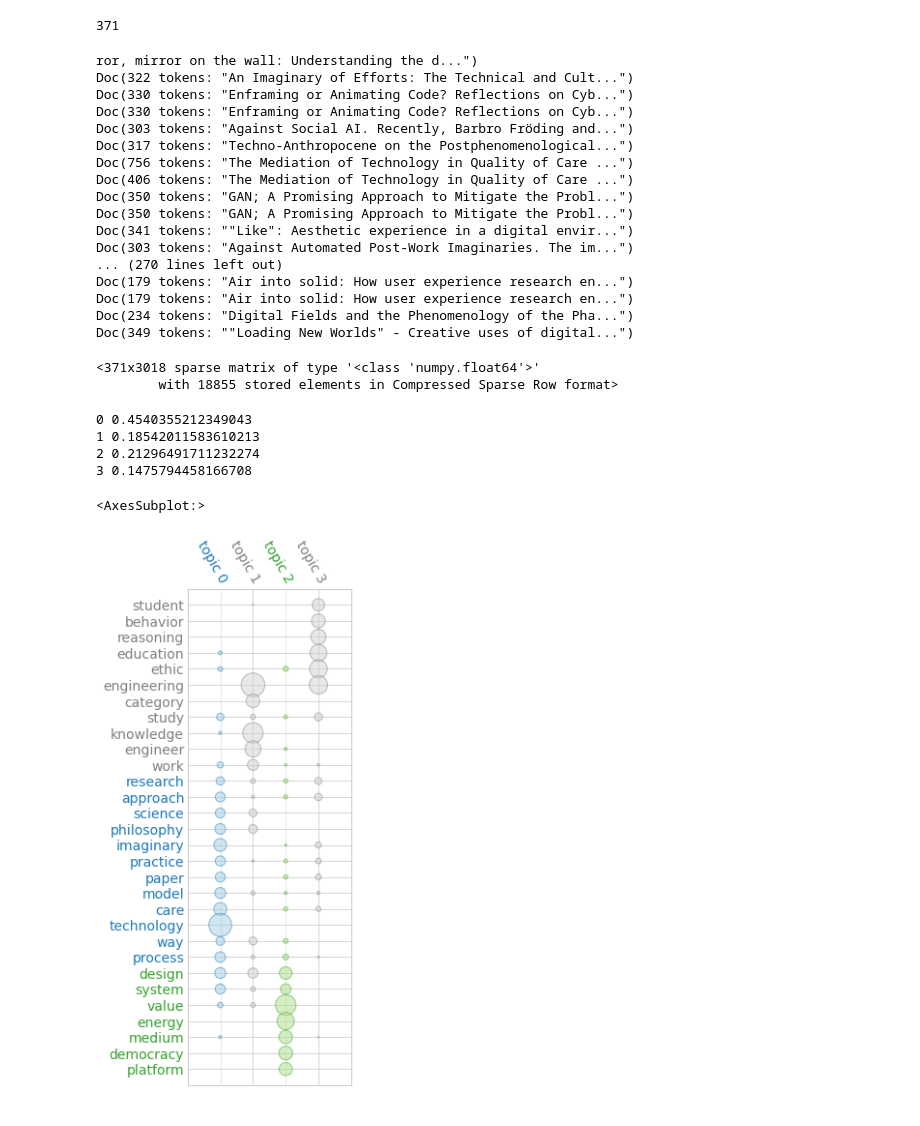
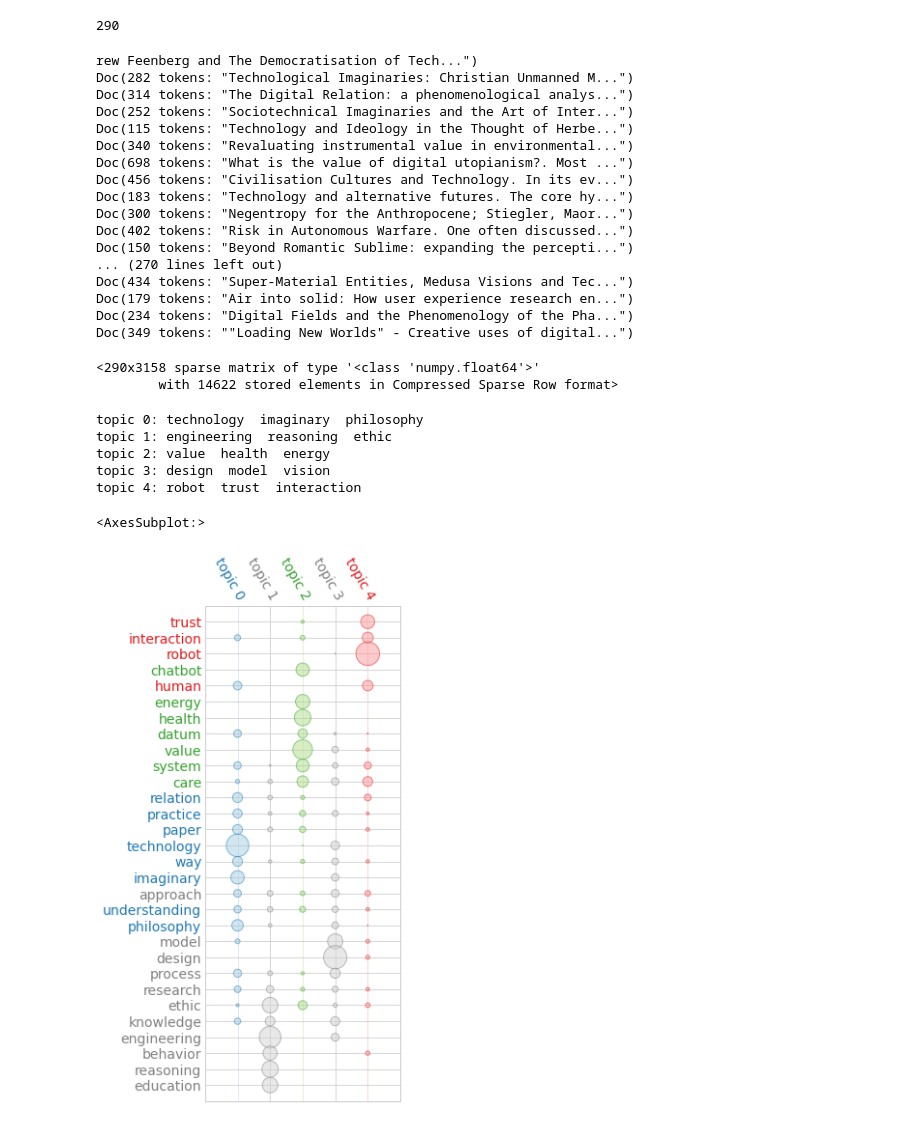
Before and after one commit to rodighiero/SPT2021, a Jupyter notebook: data/analysis.ipynb, the cells around one changed output. Cells and saved outputs as stored; diff of their text form; code cells hidden in the pictures.

```diff
--- a/data/analysis.ipynb
+++ b/data/analysis.ipynb
@@ -35,13 +35,13 @@ for index, row in xlsx.iterrows():
 
     _a = row['First name'] + ' ' + row['Last name']
 
-    if pd.notnull(row['Co1-Last']): _a += '; ' + row['Co1-First'] + ' ' + row['Co1-Last']
-    if pd.notnull(row['Co2-Last']): _a += '; ' + row['Co2-First'] + ' ' + row['Co2-Last']
-    if pd.notnull(row['Co3-Last']): _a += '; ' + row['Co3-First'] + ' ' + row['Co3-Last']
-    if pd.notnull(row['Co4-Last']): _a += '; ' + row['Co4-First'] + ' ' + row['Co4-Last']
-    if pd.notnull(row['Co5-Last']): _a += '; ' + row['Co5-First'] + ' ' + row['Co5-Last']
-    if pd.notnull(row['Co6-Last']): _a += '; ' + row['Co6-First'] + ' ' + row['Co6-Last']
-    if pd.notnull(row['Co7-Last']): _a += '; ' + row['Co7-First'] + ' ' + row['Co7-Last']
+    # if pd.notnull(row['Co1-Last']): _a += '; ' + row['Co1-First'] + ' ' + row['Co1-Last']
+    # if pd.notnull(row['Co2-Last']): _a += '; ' + row['Co2-First'] + ' ' + row['Co2-Last']
+    # if pd.notnull(row['Co3-Last']): _a += '; ' + row['Co3-First'] + ' ' + row['Co3-Last']
+    # if pd.notnull(row['Co4-Last']): _a += '; ' + row['Co4-First'] + ' ' + row['Co4-Last']
+    # if pd.notnull(row['Co5-Last']): _a += '; ' + row['Co5-First'] + ' ' + row['Co5-Last']
+    # if pd.notnull(row['Co6-Last']): _a += '; ' + row['Co6-First'] + ' ' + row['Co6-Last']
+    # if pd.notnull(row['Co7-Last']): _a += '; ' + row['Co7-First'] + ' ' + row['Co7-Last']
 
 
     # Keywords
@@ -97,12 +97,12 @@ for index, row in xlsx.iterrows():
 len(texts)
 # texts
 # %% [output]
-371
+290
 # %%
 # Parsing
 
-# en = textacy.load_spacy_lang("en_core_web_sm", disable=("parser",))
-en = textacy.load_spacy_lang("en_core_web_trf", disable=("parser",))
+en = textacy.load_spacy_lang("en_core_web_sm", disable=("parser",))
+# en = textacy.load_spacy_lang("en_core_web_trf", disable=("parser",))
 
 docs = []
 
@@ -112,20 +112,20 @@ for text in texts:
     docs.append(doc)
     print(doc._.preview)
 # %% [output]
-ror, mirror on the wall: Understanding the d...")
-Doc(322 tokens: "An Imaginary of Efforts: The Technical and Cult...")
-Doc(330 tokens: "Enframing or Animating Code? Reflections on Cyb...")
-Doc(330 tokens: "Enframing or Animating Code? Reflections on Cyb...")
-Doc(303 tokens: "Against Social AI. Recently, Barbro Fröding and...")
-Doc(317 tokens: "Techno-Anthropocene on the Postphenomenological...")
-Doc(756 tokens: "The Mediation of Technology in Quality of Care ...")
-Doc(406 tokens: "The Mediation of Technology in Quality of Care ...")
-Doc(350 tokens: "GAN; A Promising Approach to Mitigate the Probl...")
-Doc(350 tokens: "GAN; A Promising Approach to Mitigate the Probl...")
-Doc(341 tokens: ""Like": Aesthetic experience in a digital envir...")
-Doc(303 tokens: "Against Automated Post-Work Imaginaries. The im...")
+rew Feenberg and The Democratisation of Tech...")
+Doc(282 tokens: "Technological Imaginaries: Christian Unmanned M...")
+Doc(314 tokens: "The Digital Relation: a phenomenological analys...")
+Doc(252 tokens: "Sociotechnical Imaginaries and the Art of Inter...")
+Doc(115 tokens: "Technology and Ideology in the Thought of Herbe...")
+Doc(340 tokens: "Revaluating instrumental value in environmental...")
+Doc(698 tokens: "What is the value of digital utopianism?. Most ...")
+Doc(456 tokens: "Civilisation Cultures and Technology. In its ev...")
+Doc(183 tokens: "Technology and alternative futures. The core hy...")
+Doc(300 tokens: "Negentropy for the Anthropocene; Stiegler, Maor...")
+Doc(402 tokens: "Risk in Autonomous Warfare. One often discussed...")
+Doc(150 tokens: "Beyond Romantic Sublime: expanding the percepti...")
 ... (270 lines left out)
-Doc(179 tokens: "Air into solid: How user experience research en...")
+Doc(434 tokens: "Super-Material Entities, Medusa Visions and Tec...")
 Doc(179 tokens: "Air into solid: How user experience research en...")
 Doc(234 tokens: "Digital Fields and the Phenomenology of the Pha...")
 Doc(349 tokens: ""Loading New Worlds" - Creative uses of digital...")
@@ -151,43 +151,44 @@ doc_term_matrix, dictionary = textacy.representations.build_doc_term_matrix(lemm
 
 doc_term_matrix
 # %% [output]
-<371x3018 sparse matrix of type '<class 'numpy.float64'>'
-        with 18855 stored elements in Compressed Sparse Row format>
+<290x3158 sparse matrix of type '<class 'numpy.float64'>'
+        with 14622 stored elements in Compressed Sparse Row format>
 # %%
 # import textacy
 # from textacy.vsm import Vectorizer
 
-model = textacy.tm.TopicModel('nmf', n_topics=4)
+model = textacy.tm.TopicModel('nmf', n_topics=5)
 model.fit(doc_term_matrix)
 doc_topic_matrix = model.transform(doc_term_matrix)
 doc_topic_matrix.shape
 
 dictionary_inverted = {id: term for term, id in dictionary.items()}
 
 import operator
 
 topics = []
 
 for doc in model.get_doc_topic_matrix(doc_term_matrix):
     index, value = max(enumerate(doc), key=operator.itemgetter(1))
     # print(index, doc)
     topics.append(index)
 
 # for weight in model.topic_weights(doc_topic_matrix):
 #     print(doc)
-# for topic_idx, terms in model.top_topic_terms(dictionary_inverted, top_n=3):
-#     print(f"topic {topic_idx}: {'  '.join(terms)}")
-for i, val in enumerate(model.topic_weights(doc_topic_matrix)):
-     print(i, val)
+for topic_idx, terms in model.top_topic_terms(dictionary_inverted, top_n=3):
+    print(f"topic {topic_idx}: {'  '.join(terms)}")
+# for i, val in enumerate(model.topic_weights(doc_topic_matrix)):
+#      print(i, val)
 
 model.termite_plot(doc_term_matrix, dictionary_inverted, n_terms=30, highlight_topics=[0,2,4,6,8,10])
 # %% [output]
-0 0.4540355212349043
-1 0.18542011583610213
-2 0.21296491711232274
-3 0.1475794458166708
+topic 0: technology  imaginary  philosophy
+topic 1: engineering  reasoning  ethic
+topic 2: value  health  energy
+topic 3: design  model  vision
+topic 4: robot  trust  interaction
 <AxesSubplot:>
-[figure, old version]
+[figure, new version]
 # %%
 # UMAP
 
```
Also changed, not shown: parts of 2 cells of this notebook, 7 other files.
